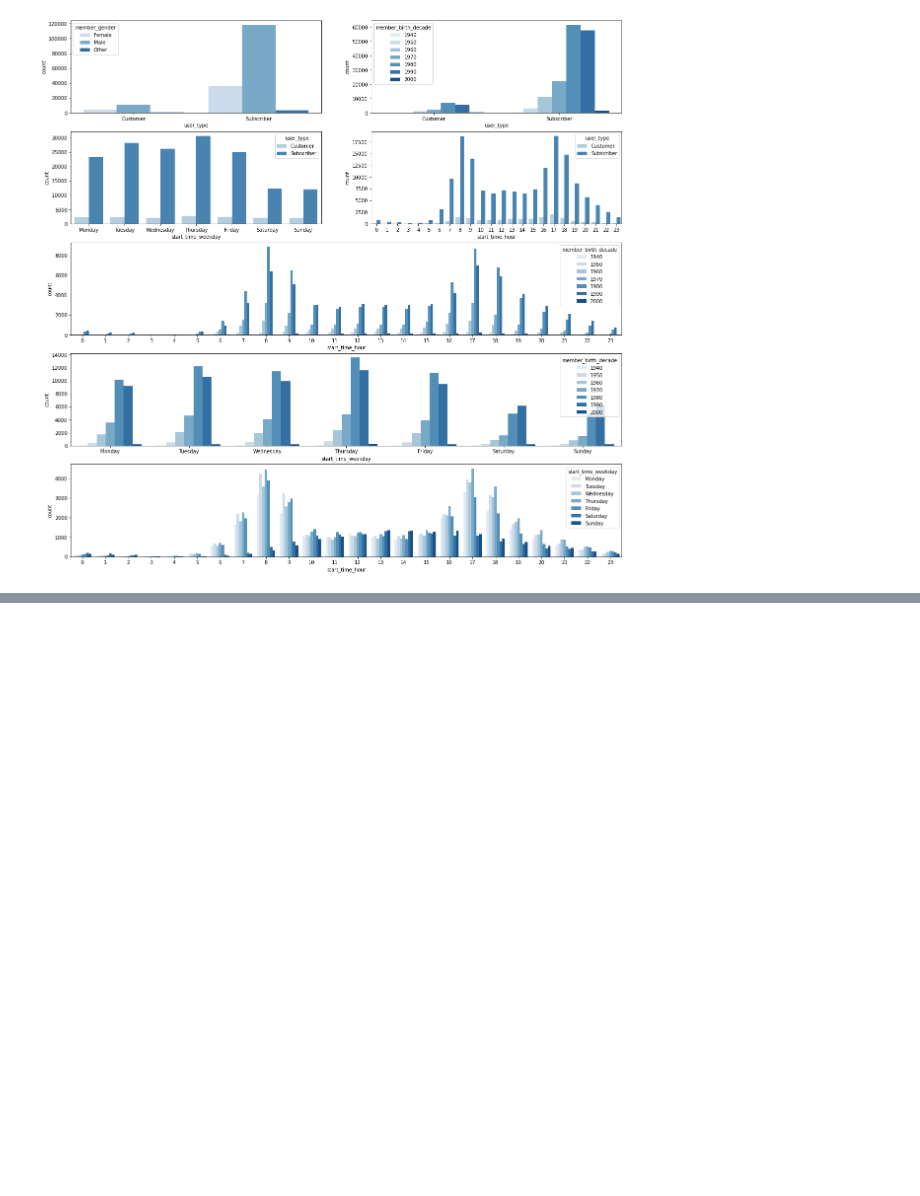
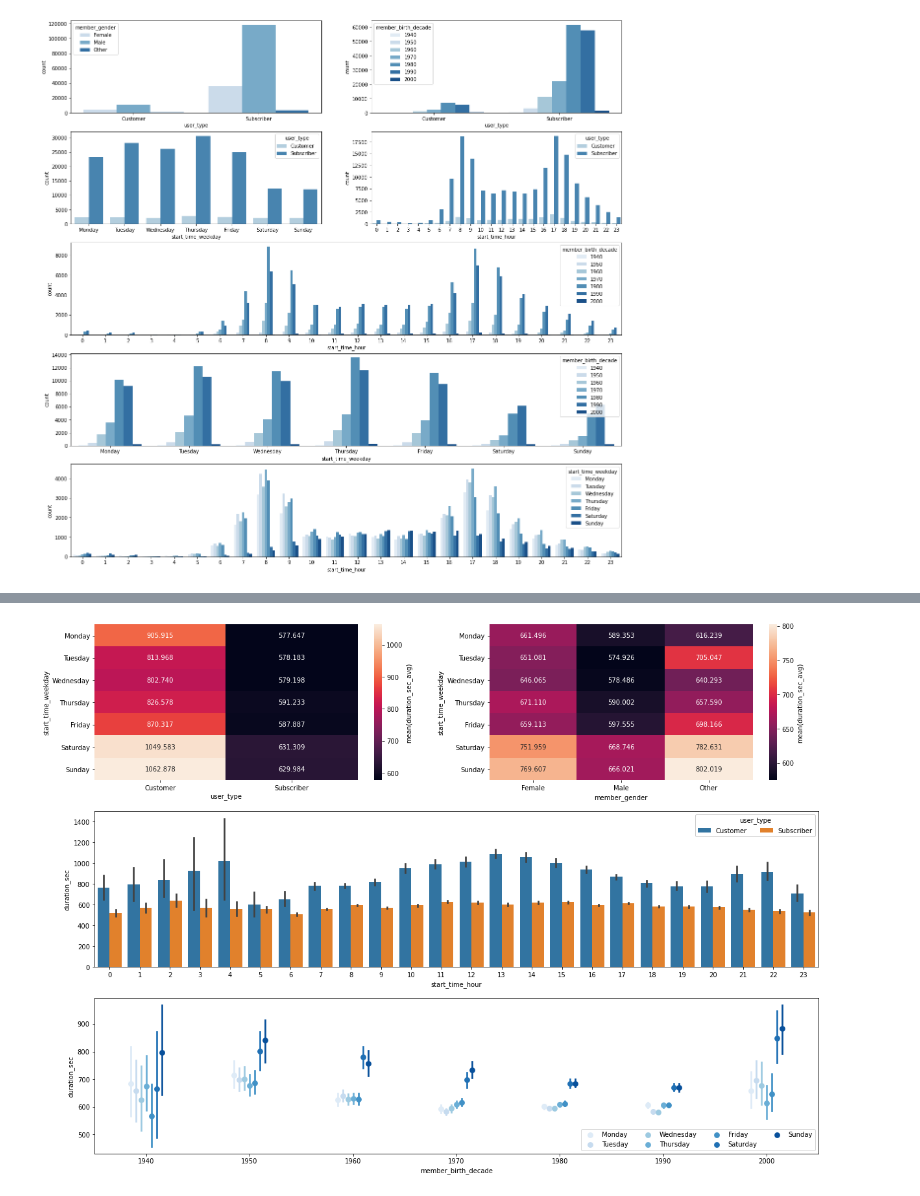
Before and after one commit to aingelmo/aingelmo.github.io, a Jupyter notebook: Project_5_Communicate-Data-Findings/exploration_template.ipynb, the cells around one changed output, grey strips where cells are left out. Saved outputs shown, nothing was run; the diff lists cells and outputs as text; code cells hidden in the pictures; blank space fills up the shorter version.

```diff
--- a/Project_5_Communicate-Data-Findings/exploration_template.ipynb
+++ b/Project_5_Communicate-Data-Findings/exploration_template.ipynb
@@ -397,0 +403,31 @@ the quote-formatted guide notes like this one before you finish your report!
+# %%
+#Set figure size
+plt.figure(figsize=[20,15])
+
+#Plot 1: mean duration of bike rides by day of the week per user type
+plt.subplot(3,2,1)
+cat_means = ford_clean.groupby(['user_type', 'start_time_weekday']).mean()['duration_sec']
+cat_means = cat_means.reset_index(name = 'duration_sec_avg')
+cat_means = cat_means.pivot(index = 'start_time_weekday', columns = 'user_type', values = 'duration_sec_avg')
+cat_means = cat_means.reindex(week_order)
+sb.heatmap(cat_means, annot = True, fmt = '.3f', cbar_kws = {'label' : 'mean(duration_sec_avg)'})
+
+#Plot 2: mean duration of bike rides by day of the week per gender
+plt.subplot(3,2,2)
+cat_means = ford_clean.groupby(['member_gender', 'start_time_weekday']).mean()['duration_sec']
+cat_means = cat_means.reset_index(name = 'duration_sec_avg')
+cat_means = cat_means.pivot(index = 'start_time_weekday', columns = 'member_gender', values = 'duration_sec_avg')
+cat_means = cat_means.reindex(week_order)
+sb.heatmap(cat_means, annot = True, fmt = '.3f', cbar_kws = {'label' : 'mean(duration_sec_avg)'})
+
+#Plot 3: duration of bike rides by start time and user type
+plt.subplot(3,1,2)
+ax = sb.barplot(data=ford_clean, x= "start_time_hour", y="duration_sec", hue="user_type")
+ax.legend(loc = 1, ncol = 3, framealpha = 1, title = 'user_type')
+
+#Plot 4: duration of bike rides by decade of birth and day of the week
+plt.subplot(3,1,3)
+ax = sb.pointplot(data = ford_clean, x = 'member_birth_decade', y = 'duration_sec', hue = 'start_time_weekday', dodge = 0.3, linestyles = "", hue_order=week_order, palette="Blues")
+ax.legend(loc="lower right", ncol=4);
+# %% [output]
+[figure, added]
```
Also changed, not shown: parts of 10 cells of this notebook.
